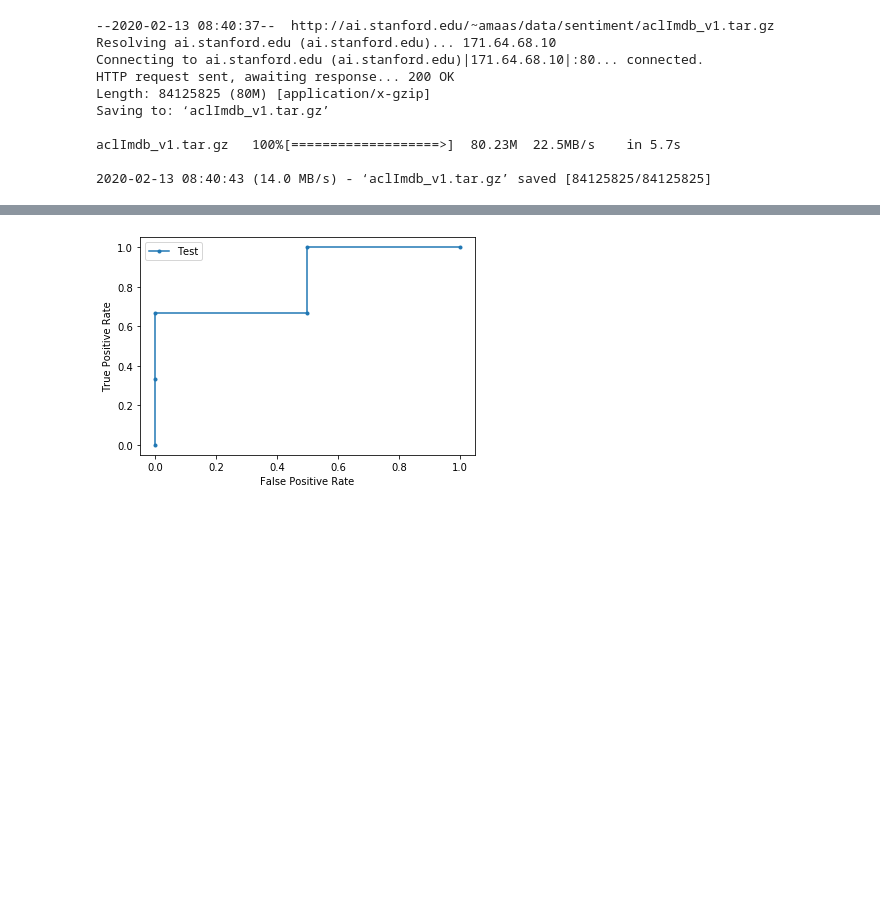
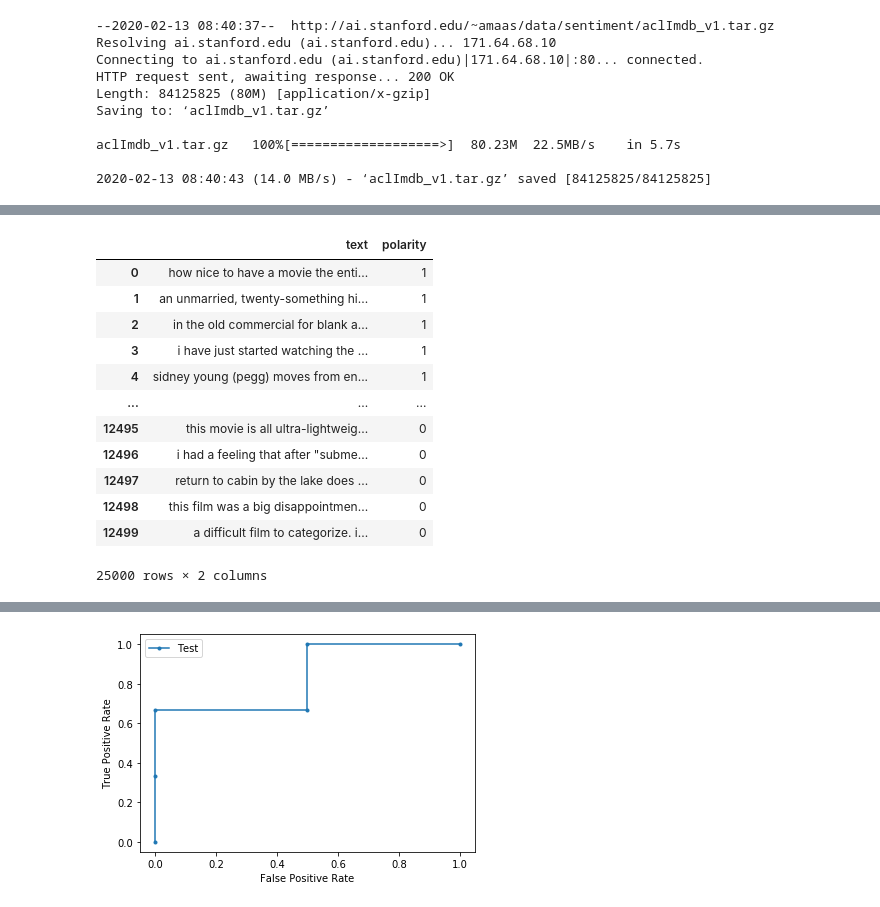
Before and after one commit to MacJei/comp_ling, a Jupyter notebook: ML_hw2.ipynb, the cells around one changed output, grey strips where cells are left out. Drawn from its saved outputs; the diff is of its cells as text; code cells hidden in the pictures; blank space fills up the shorter version.

```diff
--- a/ML_hw2.ipynb
+++ b/ML_hw2.ipynb
@@ -50,0 +95,4 @@ trains_pos = list(train_pos_gen)[0][-1]
+# %%
+train_pos_df = pd.DataFrame(collect_texts(path_train_pos, trains_pos),  columns = ['text'])
+train_pos_df['polarity'] = 1
+train_pos_df.head()
@@ -50,0 +106,4 @@ trains_pos = list(train_pos_gen)[0][-1]
+# %%
+train_neg_df = pd.DataFrame(collect_texts(path_train_neg, trains_neg),  columns = ['text'])
+train_neg_df['polarity'] = 0
+train_neg_df.head()
@@ -50,0 +117,17 @@ trains_pos = list(train_pos_gen)[0][-1]
+# %%
+train = pd.concat((train_pos_df, train_neg_df))
+train
+# %% [output]
+|  | text | polarity |
+| 0 | how nice to have a movie the enti... | 1 |
+| 1 | an unmarried, twenty-something hi... | 1 |
+| 2 | in the old commercial for blank a... | 1 |
+| 3 | i have just started watching the ... | 1 |
+| 4 | sidney young (pegg) moves from en... | 1 |
+| ... | ... | ... |
+| 12495 | this movie is all ultra-lightweig... | 0 |
+| 12496 | i had a feeling that after "subme... | 0 |
+| 12497 | return to cabin by the lake does ... | 0 |
+| 12498 | this film was a big disappointmen... | 0 |
+| 12499 | a difficult film to categorize. i... | 0 |
+25000 rows × 2 columns
```
Also changed, not shown: parts of 11 cells of this notebook.
